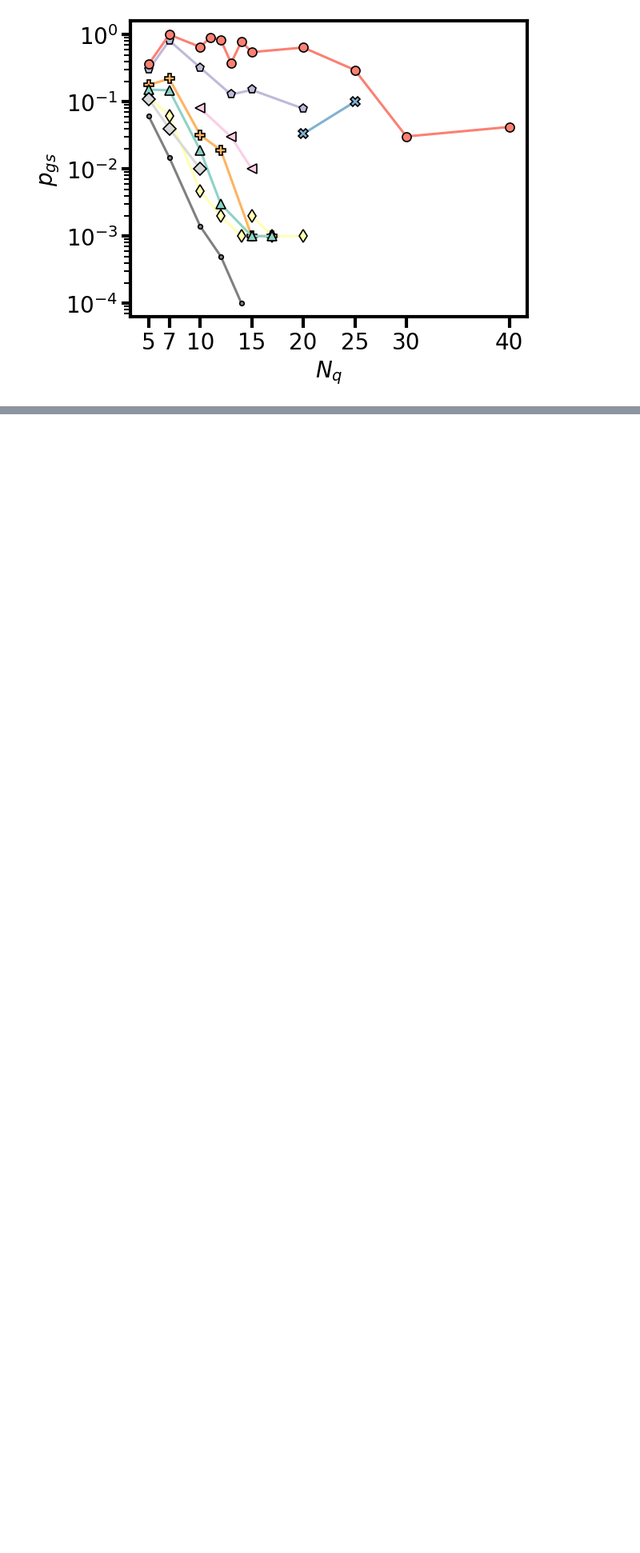
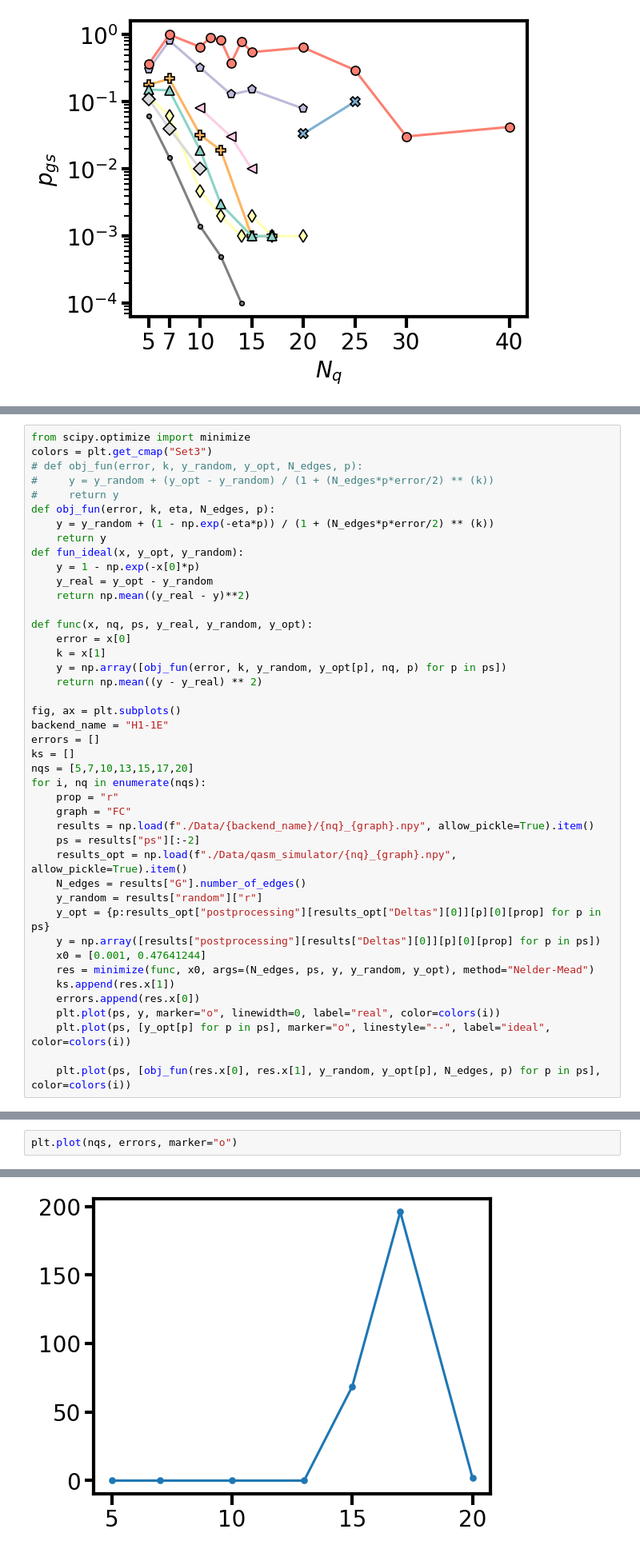
Before and after one commit to alejomonbar/LR-QAOA-QPU-Benchmarking, a Jupyter notebook: FC-Figures.ipynb, the cells around one changed output, grey strips where cells are left out. Shown: that part at 80% size. Cells and saved outputs as stored; diff of their text form; blank space fills up the shorter version.

```diff
--- a/FC-Figures.ipynb
+++ b/FC-Figures.ipynb
@@ -285,0 +290,43 @@ QPU: ionq_forte | r = 0.844
+# %%
+from scipy.optimize import minimize
+colors = plt.get_cmap("Set3")
+# def obj_fun(error, k, y_random, y_opt, N_edges, p):
+#     y = y_random + (y_opt - y_random) / (1 + (N_edges*p*error/2) ** (k))
+#     return y
+def obj_fun(error, k, eta, N_edges, p):
+    y = y_random + (1 - np.exp(-eta*p)) / (1 + (N_edges*p*error/2) ** (k))
+    return y
+def fun_ideal(x, y_opt, y_random):
+    y = 1 - np.exp(-x[0]*p)
+    y_real = y_opt - y_random
+    return np.mean((y_real - y)**2)
+
+def func(x, nq, ps, y_real, y_random, y_opt):
+    error = x[0]
+    k = x[1]
+    y = np.array([obj_fun(error, k, y_random, y_opt[p], nq, p) for p in ps])
+    return np.mean((y - y_real) ** 2)
+
+fig, ax = plt.subplots()
+backend_name = "H1-1E"
+errors = []
+ks = []
+nqs = [5,7,10,13,15,17,20]
+for i, nq in enumerate(nqs):
+    prop = "r"
+    graph = "FC"
+    results = np.load(f"./Data/{backend_name}/{nq}_{graph}.npy", allow_pickle=True).item()
+    ps = results["ps"][:-2]
+    results_opt = np.load(f"./Data/qasm_simulator/{nq}_{graph}.npy", allow_pickle=True).item()
+    N_edges = results["G"].number_of_edges()
+    y_random = results["random"]["r"]
+    y_opt = {p:results_opt["postprocessing"][results_opt["Deltas"][0]][p][0][prop] for p in ps}
+    y = np.array([results["postprocessing"][results["Deltas"][0]][p][0][prop] for p in ps])
+    x0 = [0.001, 0.47641244]
+    res = minimize(func, x0, args=(N_edges, ps, y, y_random, y_opt), method="Nelder-Mead")
+    ks.append(res.x[1])
+    errors.append(res.x[0])
+    plt.plot(ps, y, marker="o", linewidth=0, label="real", color=colors(i))
+    plt.plot(ps, [y_opt[p] for p in ps], marker="o", linestyle="--", label="ideal", color=colors(i))
+
+    plt.plot(ps, [obj_fun(res.x[0], res.x[1], y_random, y_opt[p], N_edges, p) for p in ps], color=colors(i))
@@ -285,0 +413,3 @@ QPU: ionq_forte | r = 0.844
+# %%
+plt.plot(nqs, errors, marker="o")
+# %% [output]
@@ -285,0 +417 @@ QPU: ionq_forte | r = 0.844
+[figure, added]
```
Also changed, not shown: parts of 12 cells of this notebook, 11 other files.
